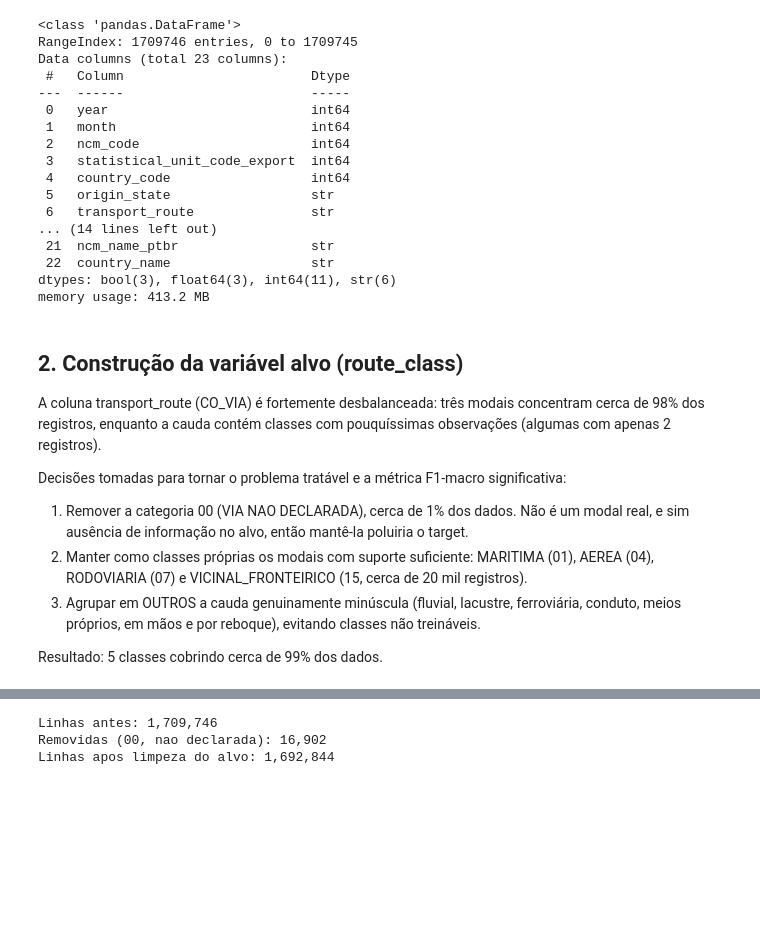
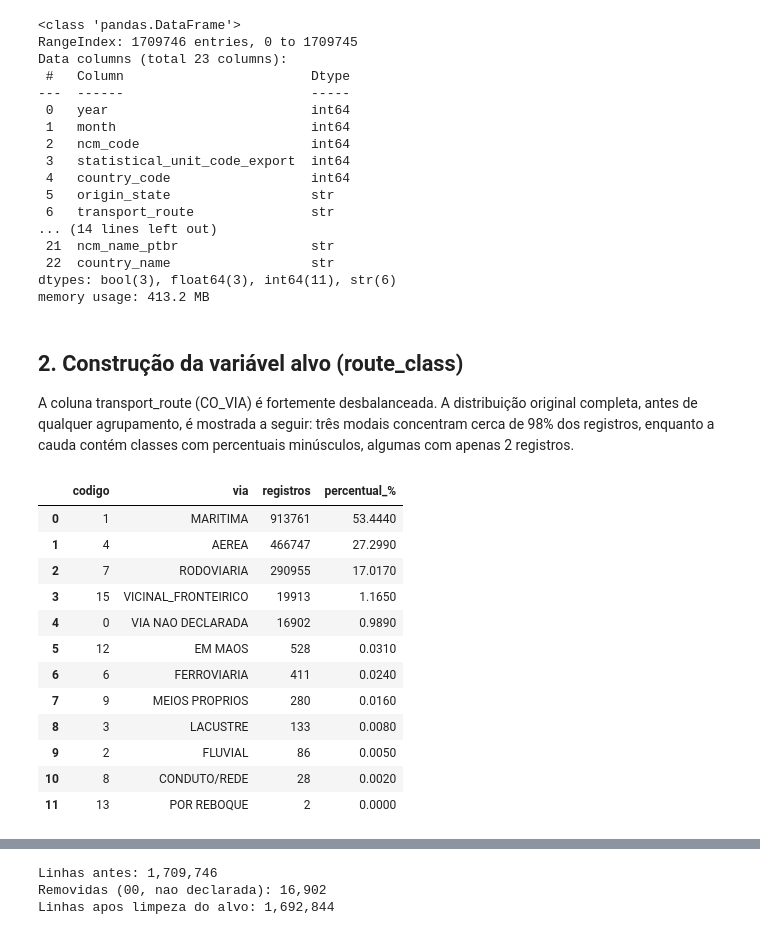
Before and after one commit to PamLissa/br-foreign-trade-analysis, a Jupyter notebook: milestone-4/notebooks/lightgbm_modeling.ipynb, the cells around one changed output, grey strips where cells are left out. Saved outputs shown, nothing was run; the diff lists cells and outputs as text; code cells hidden in the pictures; blank space fills up the shorter version.

```diff
--- a/milestone-4/notebooks/lightgbm_modeling.ipynb
+++ b/milestone-4/notebooks/lightgbm_modeling.ipynb
@@ -80,17 +80,33 @@ memory usage: 413.2 MB
 # %% [markdown]
 ## 2. Construção da variável alvo (route_class)
 
-A coluna transport_route (CO_VIA) é fortemente desbalanceada: três modais concentram cerca de
-98% dos registros, enquanto a cauda contém classes com pouquíssimas observações (algumas com
-apenas 2 registros).
-
-Decisões tomadas para tornar o problema tratável e a métrica F1-macro significativa:
-
-1. Remover a categoria 00 (VIA NAO DECLARADA), cerca de 1% dos dados. Não é um modal real, e
-   sim ausência de informação no alvo, então mantê-la poluiria o target.
-2. Manter como classes próprias os modais com suporte suficiente: MARITIMA (01), AEREA (04),
-   RODOVIARIA (07) e VICINAL_FRONTEIRICO (15, cerca de 20 mil registros).
-3. Agrupar em OUTROS a cauda genuinamente minúscula (fluvial, lacustre, ferroviária, conduto,
-   meios próprios, em mãos e por reboque), evitando classes não treináveis.
-
-Resultado: 5 classes cobrindo cerca de 99% dos dados.
+A coluna transport_route (CO_VIA) é fortemente desbalanceada. A distribuição original completa, antes de qualquer agrupamento, é mostrada a seguir: três modais concentram cerca de 98% dos registros, enquanto a cauda contém classes com percentuais minúsculos, algumas com apenas 2 registros.
+# %%
+# Distribuicao original de transport_route (CO_VIA), antes do agrupamento
+VIA_NAMES = {
+    '1': 'MARITIMA', '4': 'AEREA', '7': 'RODOVIARIA', '15': 'VICINAL_FRONTEIRICO',
+    '0': 'VIA NAO DECLARADA', '12': 'EM MAOS', '6': 'FERROVIARIA', '9': 'MEIOS PROPRIOS',
+    '3': 'LACUSTRE', '2': 'FLUVIAL', '8': 'CONDUTO/REDE', '13': 'POR REBOQUE',
+}
+raw_dist = df['transport_route'].value_counts()
+raw_tab = pd.DataFrame({
+    'codigo': [str(c) for c in raw_dist.index],
+    'via': [VIA_NAMES.get(str(c), 'OUTRO') for c in raw_dist.index],
+    'registros': raw_dist.values,
+    'percentual_%': (raw_dist.values / len(df) * 100).round(3),
+})
+raw_tab
+# %% [output]
+|  | codigo | via | registros | percentual_% |
+| 0 | 1 | MARITIMA | 913761 | 53.4440 |
+| 1 | 4 | AEREA | 466747 | 27.2990 |
+| 2 | 7 | RODOVIARIA | 290955 | 17.0170 |
+| 3 | 15 | VICINAL_FRONTEIRICO | 19913 | 1.1650 |
+| 4 | 0 | VIA NAO DECLARADA | 16902 | 0.9890 |
+| 5 | 12 | EM MAOS | 528 | 0.0310 |
+| 6 | 6 | FERROVIARIA | 411 | 0.0240 |
+| 7 | 9 | MEIOS PROPRIOS | 280 | 0.0160 |
+| 8 | 3 | LACUSTRE | 133 | 0.0080 |
+| 9 | 2 | FLUVIAL | 86 | 0.0050 |
+| 10 | 8 | CONDUTO/REDE | 28 | 0.0020 |
+| 11 | 13 | POR REBOQUE | 2 | 0.0000 |
```
Also changed, not shown: parts of 2 cells of this notebook.
